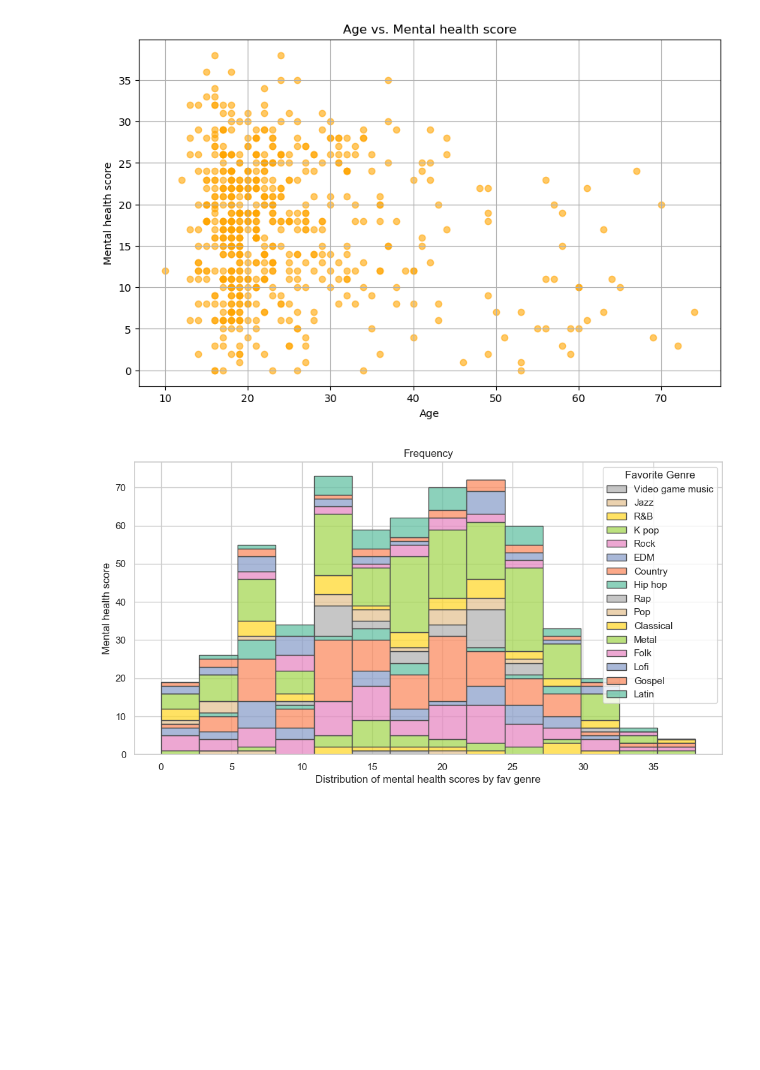
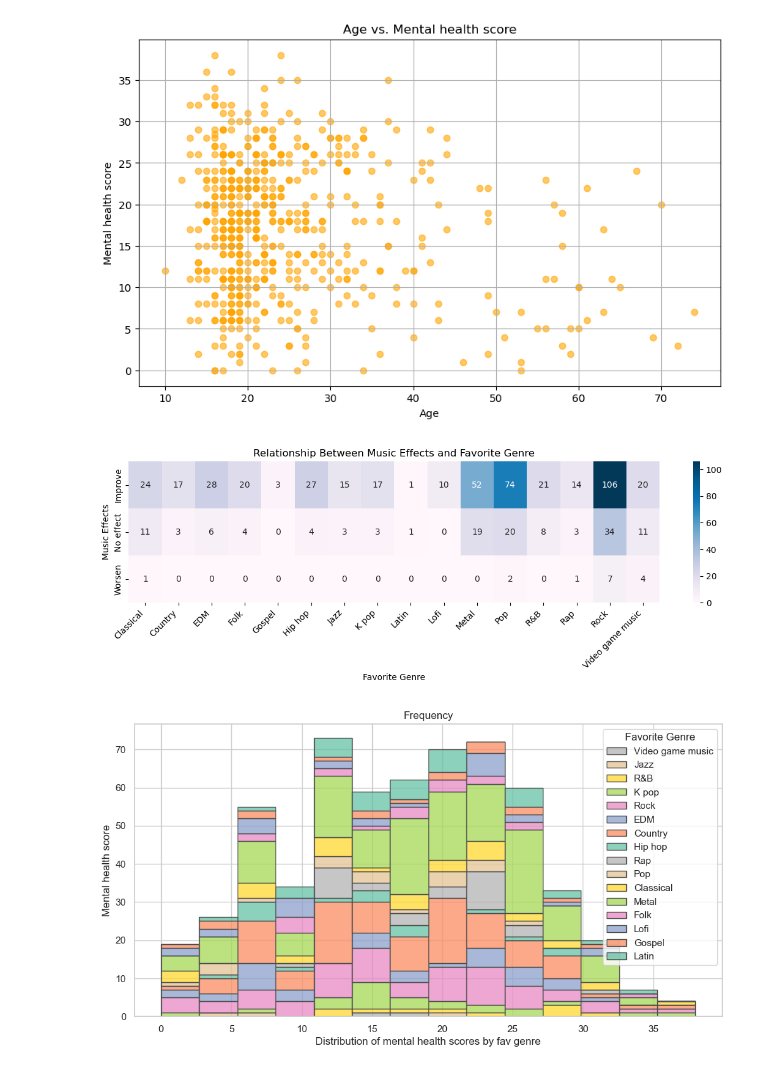
Before and after one commit to ElliceNels/B3EPIC, a Jupyter notebook: Data_Science_Workflow.ipynb, the cells around one changed output. Cells and saved outputs as stored; diff of their text form; code cells hidden in the pictures; blank space fills up the shorter version.

```diff
--- a/Data_Science_Workflow.ipynb
+++ b/Data_Science_Workflow.ipynb
@@ -677,6 +680,18 @@ plt.grid(True)
 plt.show()
 # %% [output]
 [figure]
+# %%
+cross_tab = pd.crosstab(dataset['Music effects'], dataset['Fav genre'], margins=False)
+
+plt.figure(figsize=(14, 3))
+sns.heatmap(cross_tab, annot=True, cmap='PuBu', fmt='d', cbar=True)
+plt.title('Relationship Between Music Effects and Favorite Genre')
+plt.xlabel('Favorite Genre')
+plt.ylabel('Music Effects')
+plt.xticks(rotation=45, ha='right')
+plt.show()
+# %% [output]
+[figure, added]
 # %%
 custom_palette = sns.color_palette("Set2", n_colors=16)
 sns.set(style="whitegrid")
```
Also changed, not shown: parts of 3 cells of this notebook, 1 other file.
